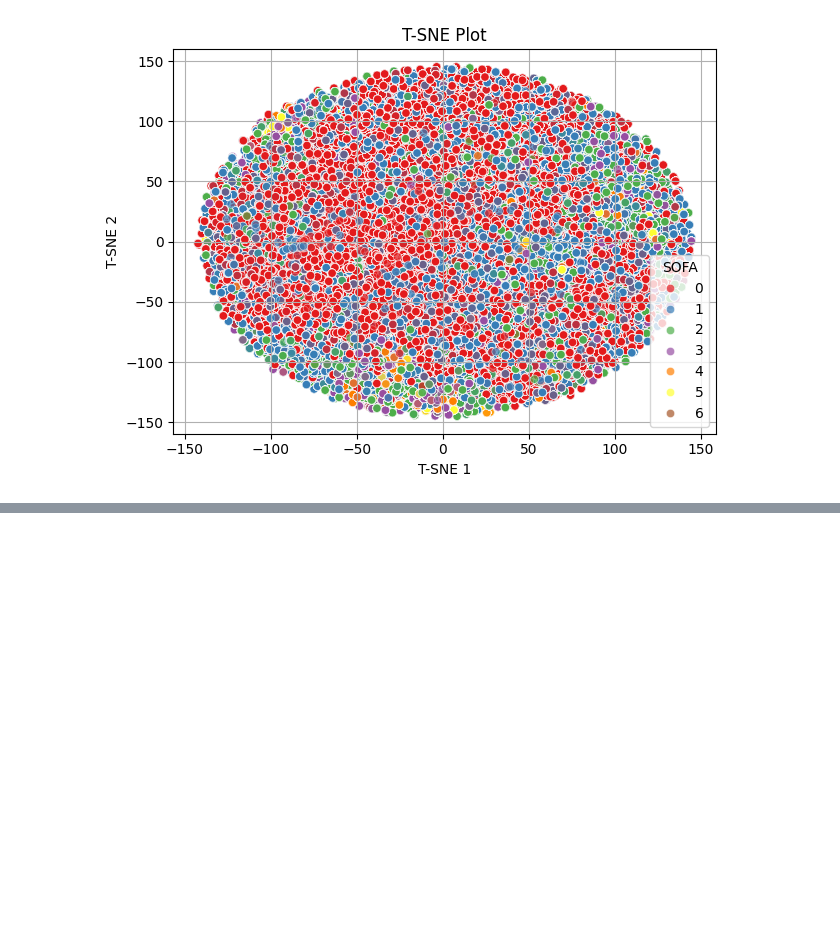
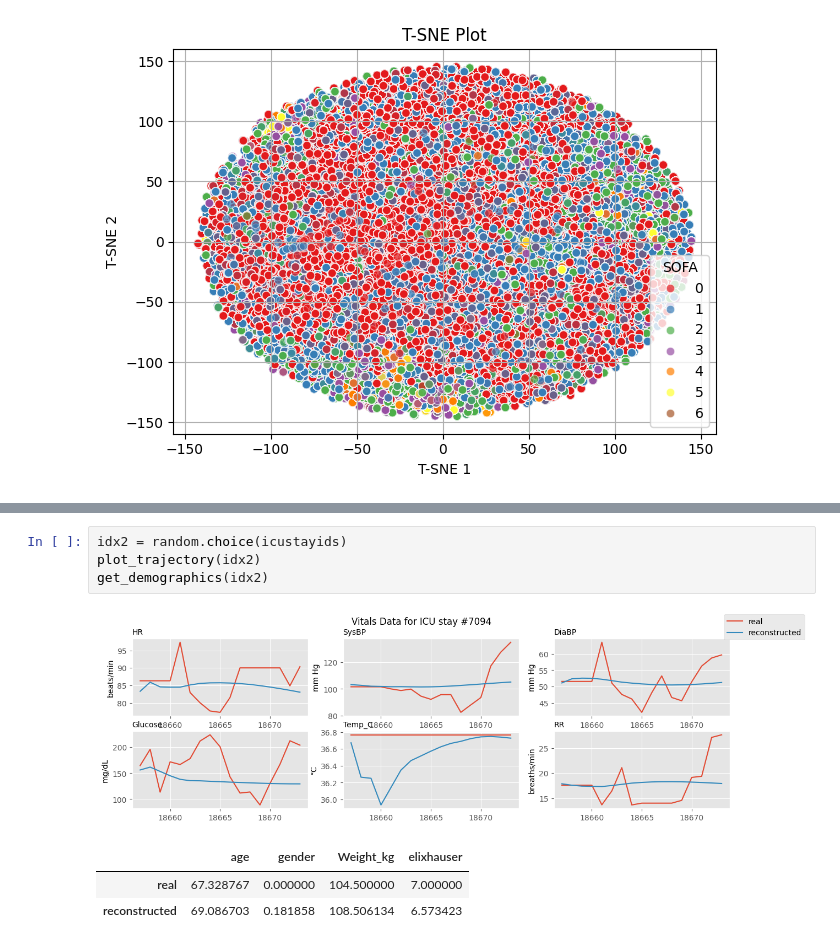
Before and after one commit to weissguy/rl-sepsis, a Jupyter notebook: mimic_states.ipynb, the cells around one changed output, grey strips where cells are left out. Drawn from its saved outputs; the diff is of its cells as text; blank space fills up the shorter version.

```diff
--- a/mimic_states.ipynb
+++ b/mimic_states.ipynb
@@ -389,0 +389,9 @@ get_demographics(1050)
+# %%
+idx2 = random.choice(icustayids)
+plot_trajectory(idx2)
+get_demographics(idx2)
+# %% [output]
+[figure, added]
+|  | age | gender | Weight_kg | elixhauser |
+| real | 67.328767 | 0.000000 | 104.500000 | 7.000000 |
+| reconstructed | 69.086703 | 0.181858 | 108.506134 | 6.573423 |
```
Also changed, not shown: parts of 3 cells of this notebook.
